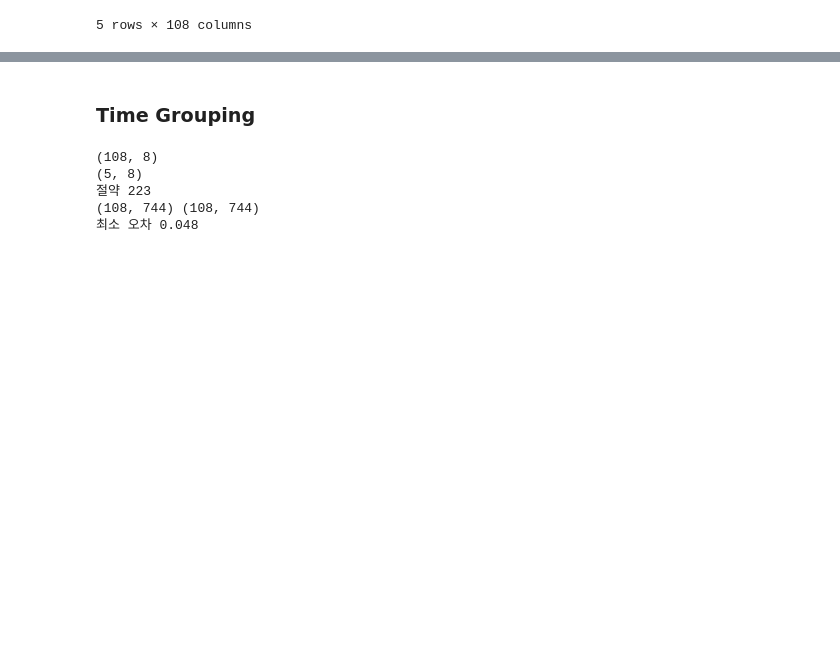
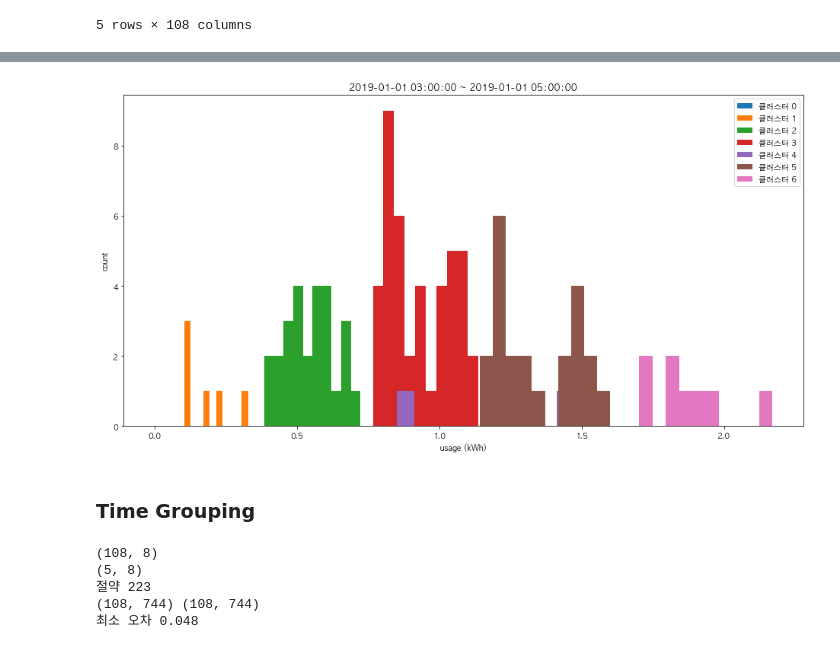
Before and after one commit to formegusto/distribution-public-fee, a Jupyter notebook: pt6. 전기절약 피드백 (TimeDivision KMeans Based).ipynb, the cells around one changed output, grey strips where cells are left out. Cells and saved outputs as stored; diff of their text form; code cells hidden in the pictures; blank space fills up the shorter version.

```diff
--- a/pt6. 전기절약 피드백 (TimeDivision KMeans Based).ipynb
+++ b/pt6. 전기절약 피드백 (TimeDivision KMeans Based).ipynb
@@ -87,0 +138,3 @@ sf.kmeans.draw_cont_plot()
+# %%
+test = pd.DataFrame(sf.kmeans.cont_table_.T, columns=m_60_1.columns, index=sf.kmeans.idx)
+test[test.columns[:8]].head(10)
@@ -88,3 +171,31 @@ sf.kmeans.draw_cont_plot()
+# %%
+import datetime as dt
+
+plt.figure(figsize=(16,8))
+
+index = 1
+start_time = test.index[index]
+end_time = start_time + dt.timedelta(0, 60 * 60 * 2)
+
+sums = m_60_1.loc[
+    (m_60_1.index >= start_time) &
+    (m_60_1.index <= end_time)
+].sum(axis=0)
+
+_test = test.loc[start_time]
+labels = np.unique(_test)
+
+for label in labels:
+    idxes = _test[_test == label].index
+    plt.hist(sums[idxes], label="클러스터 {}".format(label))
+
+plt.title("{} ~ {}".format(start_time, end_time))
+plt.xlabel("usage (kWh)")
+plt.ylabel("count")
+plt.legend(loc='upper right')
+plt.show()
+# %% [output]
+[figure, added]
 # %% [markdown]
 ### Time Grouping
 # %%
```
Also changed, not shown: parts of 11 cells of this notebook.
